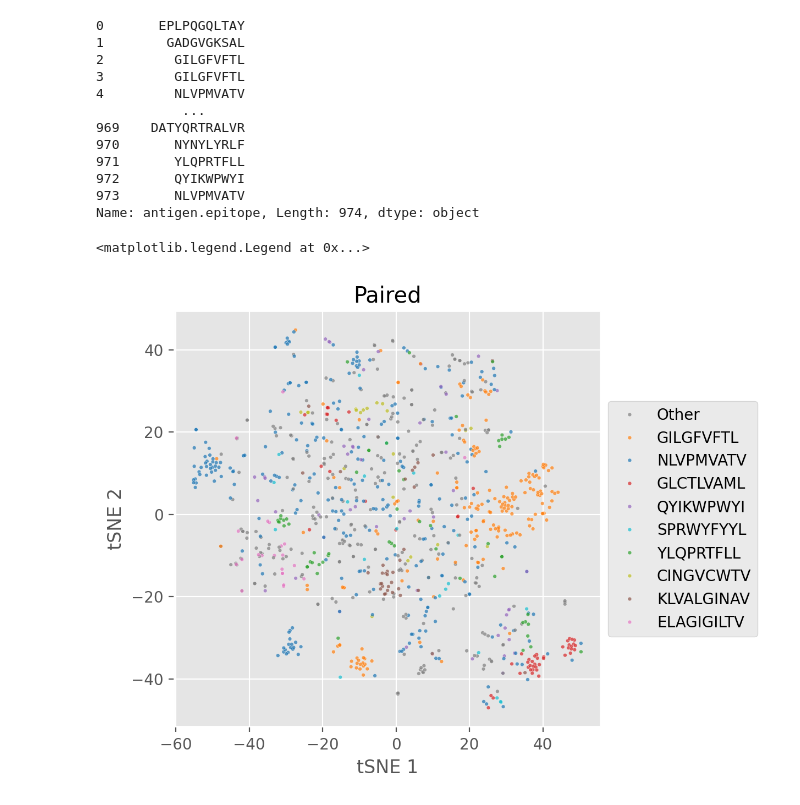
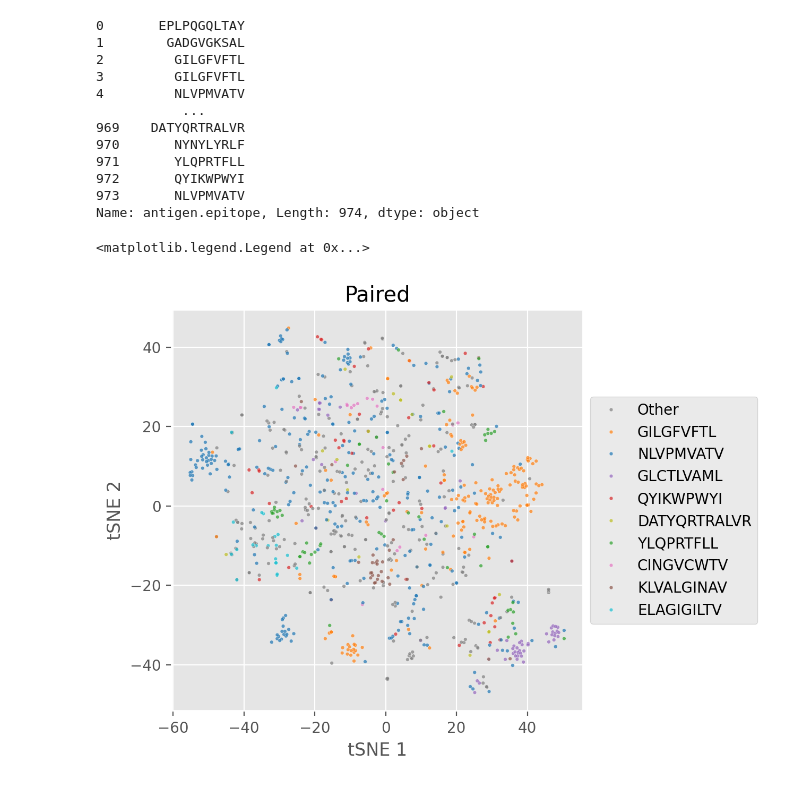
Before and after one commit to UoB-DSMP-2023-24/dsmp-2024-group-13, a Jupyter notebook: Vik-TcrDist-EpitopeSlim-Both-Viz.ipynb, the cells around one changed output. Saved outputs shown, nothing was run; the diff lists cells and outputs as text; code cells hidden in the pictures.

```diff
--- a/Vik-TcrDist-EpitopeSlim-Both-Viz.ipynb
+++ b/Vik-TcrDist-EpitopeSlim-Both-Viz.ipynb
@@ -137,46 +157,58 @@ Name: antigen.epitope, Length: 974, dtype: object
 # %%
 from sklearn.manifold import TSNE
 from sklearn.preprocessing import StandardScaler
+df_m = X_paired.copy()
+df_m['epitope'] = Y_paired
+#print(df_m['epitope'].value_counts())
+top_9_epitopes = [
+    "NLVPMVATV",
+    "GILGFVFTL",
+    "YLQPRTFLL",
+    "QYIKWPWYI",
+    "GLCTLVAML",
+    "KLVALGINAV",
+    "CINGVCWTV",
+    "DATYQRTRALVR",
+    "ELAGIGILTV"
+]
 # %%
 tsne = TSNE(n_components=2, metric='precomputed',init = 'random', random_state= 41, perplexity = 20)
 tsne_result = tsne.fit_transform(X_paired)
 # Determine the top 9 most common epitopes
-df_m = X_paired.copy()
-df_m['epitope'] = Y_paired
 #df_m = df_m.sort_values('epitope')
-top_9_epitopes = df_m['epitope'].value_counts().nlargest(9).index
+#top_9_epitopes = df_m['epitope'].value_counts().nlargest(9).index
 # Define a custom palette with unique colors for the top 9 epitopes using all colors from tab10 except the 8th
 palette = sns.color_palette("tab10", len(top_9_epitopes) + 1)[:7] + sns.color_palette("tab10", len(top_9_epitopes) + 1)[8:]
 # Add the 8th color for "Other" epitopes
 other_color = sns.color_palette("tab10")[7]
 # Create a dictionary to map top 9 epitopes to their corresponding colors
 epitope_color_map = {epitope: color for epitope, color in zip(top_9_epitopes, palette)}
 # Map all other epitopes to the 8th color
 other_color_map = {epitope: other_color for epitope in set(df_m['epitope']) - set(top_9_epitopes)}
 # Combine the color maps
 combined_color_map = {**epitope_color_map, **other_color_map}
 # Plot all the data and color the top 9 epitopes differently and the rest in the 8th color
 plt.figure(figsize=(5, 5), dpi=200)
 sns.scatterplot(data=df_m, x=tsne_result[:, 0], y=tsne_result[:, 1], s=6, alpha=0.7, hue='epitope', palette=combined_color_map, legend='full')
 plt.title('Paired')
 plt.xlabel('tSNE 1')
 plt.ylabel('tSNE 2')
 # Create a custom legend
 handles, labels = plt.gca().get_legend_handles_labels()
 # Replace the individual epitope labels with "Other" for all other epitopes
 labels = ['Other' if label not in top_9_epitopes else label for label in labels]
 # Create a legend with modified labels
 unique_labels = []
 unique_handles = []
 for handle, label in zip(handles, labels):
     if label == 'Other' and label in unique_labels:
         continue
     unique_labels.append(label)
     unique_handles.append(handle)
 plt.legend(unique_handles, unique_labels, loc='center left', bbox_to_anchor=(1, 0.5))  # Adjust legend position
 # %% [output]
 <matplotlib.legend.Legend at 0x...>
-[figure, old version]
+[figure, new version]
 # %%
 df_m['tsne_1'] = tsne_result[:,0]
 df_m['tsne_2']= tsne_result[:,1]
```
Also changed, not shown: parts of 1 cell of this notebook.
